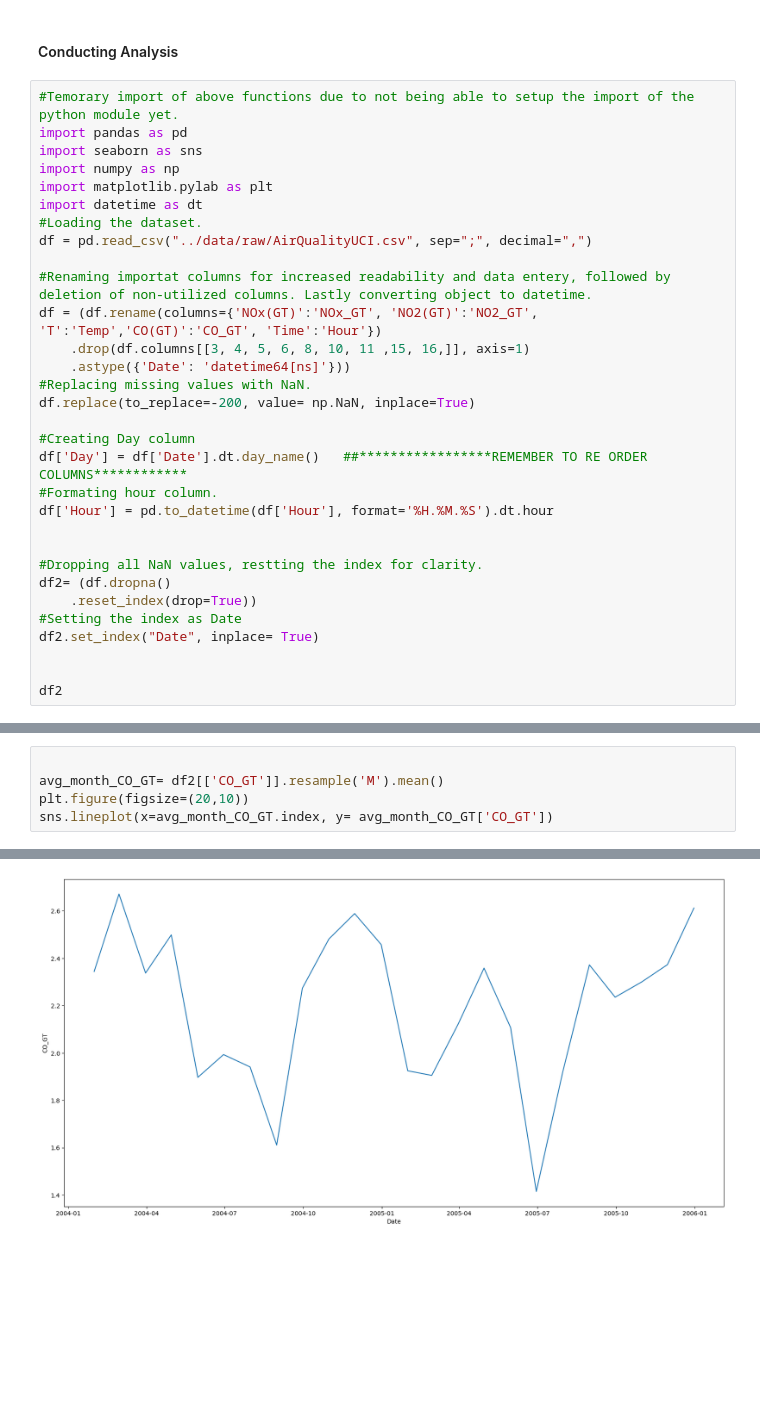
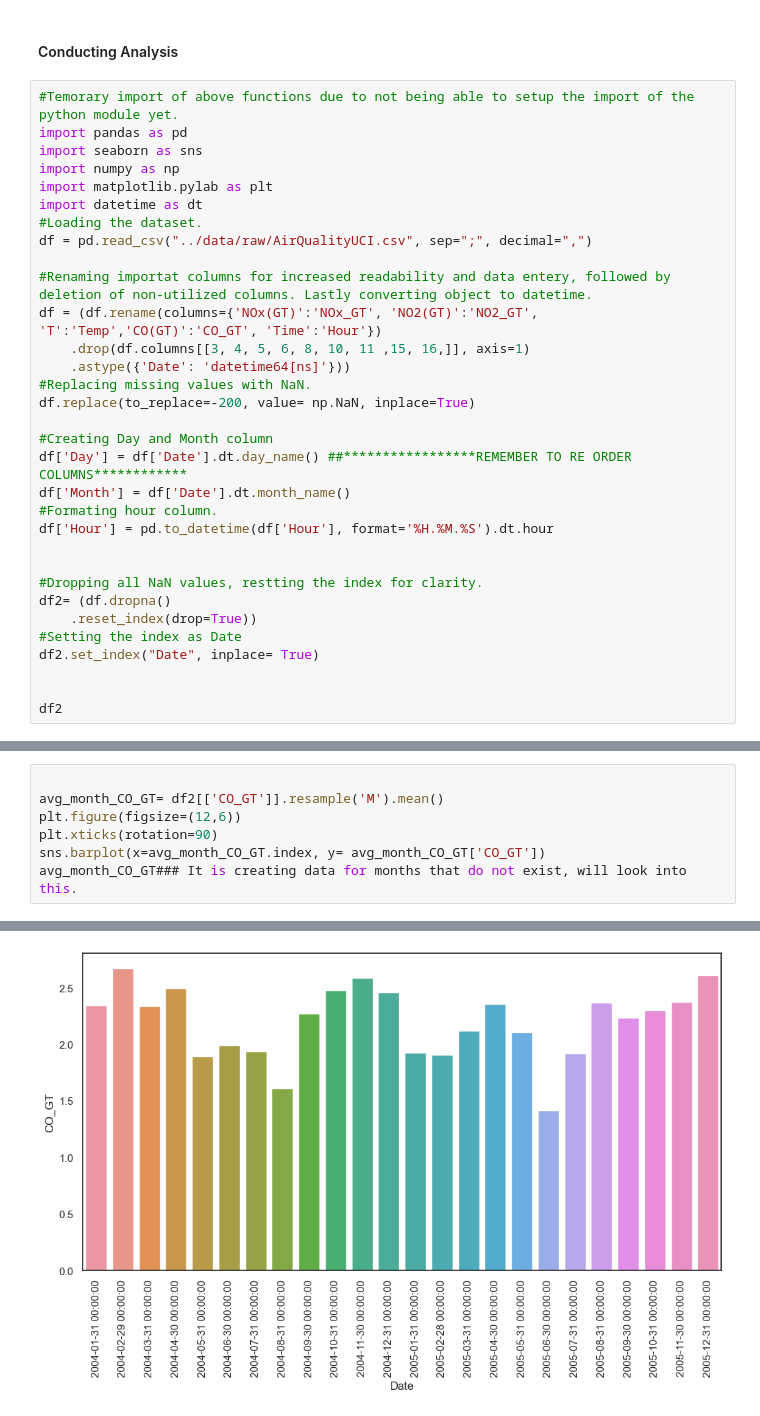
Before and after one commit to ubco-W2022T2-data301/project-group-group59, a Jupyter notebook: analysis/analysis1.ipynb, the cells around one changed output, grey strips where cells are left out. Saved outputs shown, nothing was run; the diff lists cells and outputs as text; blank space fills up the shorter version.

```diff
--- a/analysis/analysis1.ipynb
+++ b/analysis/analysis1.ipynb
@@ -368,8 +350,9 @@ df = (df.rename(columns={'NOx(GT)':'NOx_GT', 'NO2(GT)':'NO2_GT', 'T':'Temp','CO(
 #Replacing missing values with NaN.
 df.replace(to_replace=-200, value= np.NaN, inplace=True)
 
-#Creating Day column
-df['Day'] = df['Date'].dt.day_name()   ##*****************REMEMBER TO RE ORDER COLUMNS************
+#Creating Day and Month column
+df['Day'] = df['Date'].dt.day_name() ##*****************REMEMBER TO RE ORDER COLUMNS************
+df['Month'] = df['Date'].dt.month_name()
 #Formating hour column.
 df['Hour'] = pd.to_datetime(df['Hour'], format='%H.%M.%S').dt.hour
 
@@ -400,6 +383,8 @@ df2
 # %%
 
 avg_month_CO_GT= df2[['CO_GT']].resample('M').mean()
-plt.figure(figsize=(20,10))
-sns.lineplot(x=avg_month_CO_GT.index, y= avg_month_CO_GT['CO_GT'])
+plt.figure(figsize=(12,6))
+plt.xticks(rotation=90)
+sns.barplot(x=avg_month_CO_GT.index, y= avg_month_CO_GT['CO_GT'])
+avg_month_CO_GT### It is creating data for months that do not exist, will look into this.
 # %% [output]
@@ -407 +409 @@ sns.lineplot(x=avg_month_CO_GT.index, y= avg_month_CO_GT['CO_GT'])
-[figure, old version]
+[figure, new version]
```
Also changed, not shown: parts of 14 cells of this notebook.
